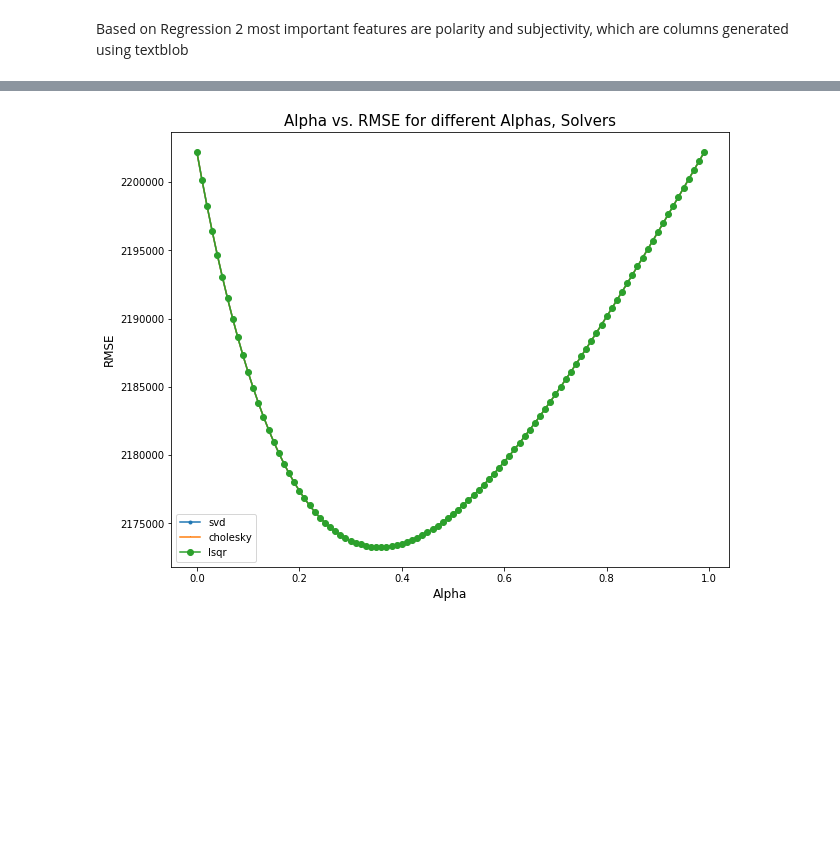
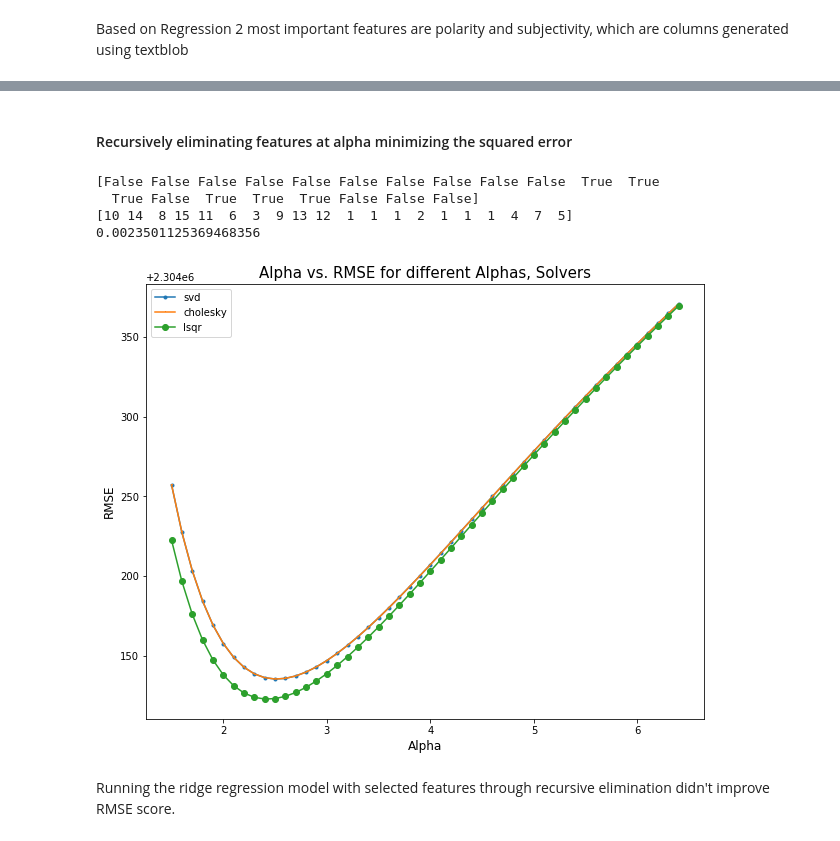
Before and after one commit to GreenMouth/Data-Science-Lab-Final-Project, a Jupyter notebook: src/Data-Exploration.ipynb, the cells around one changed output, grey strips where cells are left out. Cells and saved outputs as stored; diff of their text form; code cells hidden in the pictures; blank space fills up the shorter version.

```diff
--- a/src/Data-Exploration.ipynb
+++ b/src/Data-Exploration.ipynb
@@ -1344,4 +1376,25 @@ runRidge(data[features],data['views'])
-# %%
-runRidge(data[['languages','comments','']],data['views'])
-# %% [output]
-[figure, removed]
+# %% [markdown]
+#### Recursively eliminating features at alpha minimizing the squared error
+# %%
+model1 = Ridge(alpha=0.14, copy_X=True, fit_intercept=True, max_iter=1000,
+   normalize=True)
+rfe = RFE(model1, 6)
+rfe = rfe.fit(data[features], data['views'])
+print(rfe.support_)
+print(rfe.ranking_)
+print(rfe.score(data[features],data['views']))
+# %% [output]
+[False False False False False False False False False False  True  True
+  True False  True  True  True False False False]
+[10 14  8 15 11  6  3  9 13 12  1  1  1  2  1  1  1  4  7  5]
+0.0023501125369468356
+# %%
+relevant_features = ['laughter_ratio','applause_ratio','commonMaleWordFreq','commonFemaleWordFreq','uncertainty',
+            'intensifiers','coldHearted']
+# %%
+alphas = np.arange(1.5,6.5,0.1)
+runRidge(data[relevant_features],data['views'],alphas)
+# %% [output]
+[figure, added]
+# %% [markdown]
+Running the ridge regression model with selected features through recursive elimination didn't improve RMSE score.
```
Also changed, not shown: parts of 31 cells of this notebook.
